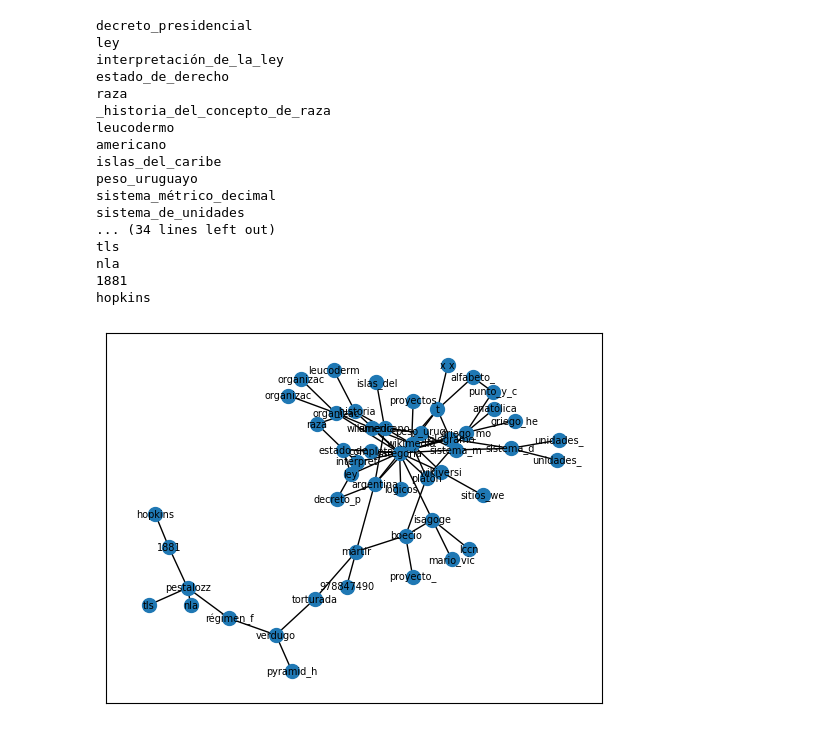
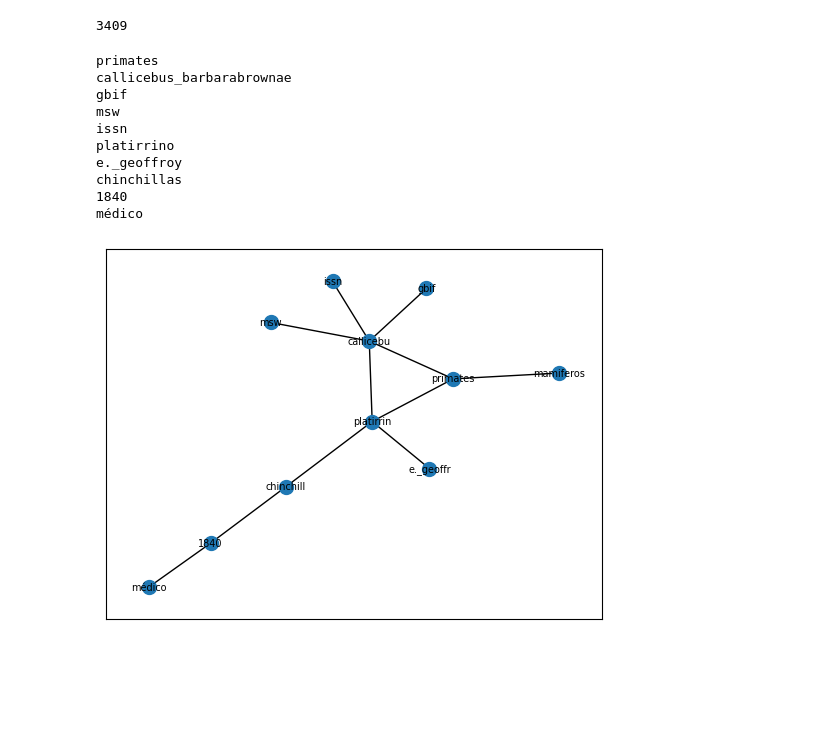
Before and after one commit to ValentinPg/tp-mate3, a Jupyter notebook: prueba.ipynb, the cells around one changed output. Saved outputs shown, nothing was run; the diff lists cells and outputs as text; code cells hidden in the pictures; blank space fills up the shorter version.

```diff
--- a/prueba.ipynb
+++ b/prueba.ipynb
@@ -5,6 +5,16 @@ import requests as rq
 from bs4 import BeautifulSoup
 import re
 import networkx as nx
+import pickle
+
+# Abro la base de datos con mis paginas almacenadas y la cargo en memoria
+with open("data.pickle", "rb") as f:
+     guardados = ((pickle.load(f)))
+
+# Paginas almacenadas
+print(len(guardados))
+# %% [output]
+3409
 # %%
 
 #clases
@@ -34,8 +44,12 @@ class Nodo():
         prefijo_wiki = "https://es.wikipedia.org/wiki/"
         url = prefijo_wiki + nombre
 
-        #obtengo la pagina
-        page = rq.get(url)
+        # Me fijo si esta ne mi base de datos de urls
+        if self.nombre in guardados.keys():
+            page = guardados[self.nombre]
+        else:
+            page = rq.get(url)
+            guardados[self.nombre] = page
 
         #la parseo en un objeto
         soup = BeautifulSoup(page.content, "html.parser")
@@ -78,72 +92,68 @@ class Nodo():
 ######### Ejemplo con encadenamiento ###############
 
 #lista que va a tener todos los nodos del grafico
-nodos = list()
+nodos = set()
 # lista que contiene los vertices
 vertices = list()
 
+
+
 #nodo central
-nodo_maestro = Nodo("argentina")
+nodo_maestro = Nodo("mamiferos")
 # lo agrego a la lista con todos los nodos
-nodos.append(nodo_maestro)
+nodos.add(nodo_maestro)
 
 
 # obtengo un nodo aleatorio
 nodo = Nodo(list(nodo_maestro.palabras)[random.randrange(0,len(nodo_maestro.palabras))])
 # nodo que me va a servir para saber que nodo referencia a cual
 nodo_anterior = nodo_maestro
-
 # voy a ejecutar 50 "queries"
 for i in range(50):
     # lo agrego a la lista d enodos
-    nodos.append(nodo)
-    # lo imprimo para saber nada mas
+    nodos.add(nodo)
     print(nodo.nombre)
     # agrego el link entre el ndodo buscado y el nodo de donde salió
     vertices.append((nodo_anterior, nodo)) #REVISAR ESTO, pq no funciona sin?
     # si no esta vacio me va a servir para encontrar nuevos nodos
     if (len(nodo.palabras)>0):
         # checkeo con que otros nodos hay relacion (osea que esta en su lista de palabras)
         for i in nodos:
             if nodo.nombre in i.palabras and i.nombre != nodo.nombre: # no me interesa que se vincule consigo mismo
                 vertices.append((nodo,i))
         # lo voy a usar para buscar mas nodos, por lo tanto lo tengo que guardar para luego vincularlo
         nodo_anterior = nodo
         # consigo un nuevo nodo
         nodo = Nodo(list(nodo_anterior.palabras)[random.randrange(0,len(nodo_anterior.palabras))]) # cambiar nodo_maestro por nodo
     else:
         # si elnodo esta vacio uso el anterior y no me intrrumpe la ejecucion del programa
         nodo =  Nodo(random.choice(list(nodo_anterior.palabras)))
 
 
 
 
+
 # creo el grafo
 grafo = nx.Graph()
-# uso un set para eliminar repeticiones
-nodos = set(nodos)
 grafo.add_nodes_from(list(nodos))
 grafo.add_edges_from(vertices)
 nx.draw_networkx(grafo, with_labels=True, node_size=100, font_size = 7)
+
+# para actualizar la lista de paginas (DEJAR COMENTADO)
+# with open("data.pickle", "wb") as f:
+#     pickle.dump(guardados,f)
 # %% [output]
-decreto_presidencial
-ley
-interpretación_de_la_ley
-estado_de_derecho
-raza
-_historia_del_concepto_de_raza
-leucodermo
-americano
-islas_del_caribe
-peso_uruguayo
-sistema_métrico_decimal
-sistema_de_unidades
-... (34 lines left out)
-tls
-nla
-1881
-hopkins
+primates
+callicebus_barbarabrownae
+gbif
+msw
+issn
+platirrino
+e._geoffroy
+chinchillas
+1840
+médico
-[figure, old version]
+[figure, new version]
 # %%
 ####### EJEMPLO ramificacion CENTRAL ##########
 
```
Also changed, not shown: parts of 2 cells of this notebook, 1 other file.
